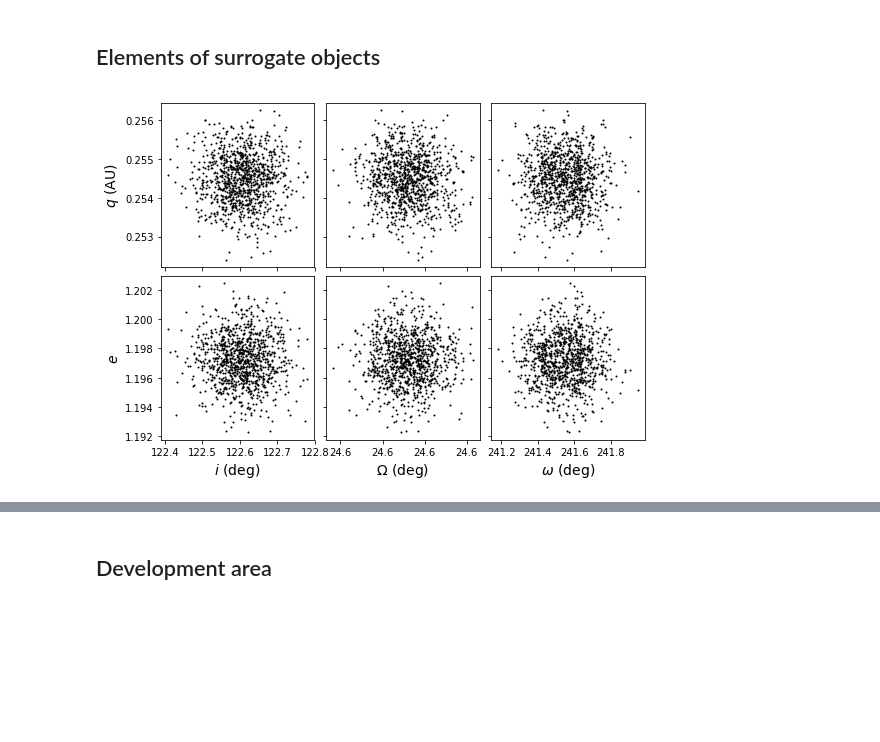
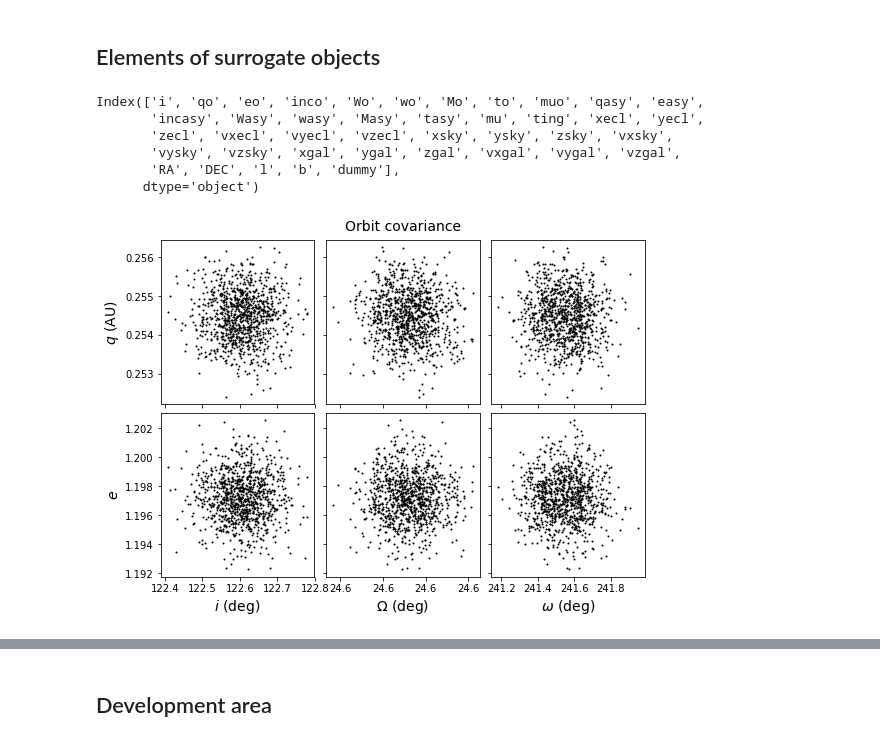
Before and after one commit to seap-udea/iWander, a Jupyter notebook: dev/analysis.ipynb, the cells around one changed output, grey strips where cells are left out. Drawn from its saved outputs; the diff is of its cells as text; code cells hidden in the pictures; blank space fills up the shorter version.

```diff
--- a/dev/analysis.ipynb
+++ b/dev/analysis.ipynb
@@ -15,7 +15,17 @@ BD="../"
 ## Elements of surrogate objects
 # %%
 wobjs=pd.read_csv(BD+"wanderer.csv")
+#wobjs=pd.read_csv(BD+"wanderer.csv.diagonal")
+#wobjs=pd.read_csv(BD+"wanderer.csv.nodiagonal")
 nominal=wobjs.iloc[0]
+print(wobjs.columns)
+# %% [output]
+Index(['i', 'qo', 'eo', 'inco', 'Wo', 'wo', 'Mo', 'to', 'muo', 'qasy', 'easy',
+       'incasy', 'Wasy', 'wasy', 'Masy', 'tasy', 'mu', 'ting', 'xecl', 'yecl',
+       'zecl', 'vxecl', 'vyecl', 'vzecl', 'xsky', 'ysky', 'zsky', 'vxsky',
+       'vysky', 'vzsky', 'xgal', 'ygal', 'zgal', 'vxgal', 'vygal', 'vzgal',
+       'RA', 'DEC', 'l', 'b', 'dummy'],
+      dtype='object')
 # %%
 fig,axs=subPlots([1,1],l=0.12,b=0.2,ncols=3,dh=0.02,dw=0.02,figsize=(8,3))
 args=dict(marker='o',color='k',ms=1,lw=0)
@@ -30,31 +40,33 @@ ax=axs[1][0]
 ax.plot(wobjs.Wo*RAD,wobjs.eo,**args)
 ax.set_xlabel(r'$\Omega$ (deg)',fontsize=fsize)
 ax.set_yticklabels([])
 
 ax=axs[2][0]
 ax.plot(wobjs.wo*RAD,wobjs.eo,**args)
 ax.set_xlabel(r'$\omega$ (deg)',fontsize=fsize)
 ax.set_yticklabels([])
 
 for ax in axs[0][0],axs[1][0],axs[2][0]:
     ax.tick_params(axis='both',which='major',labelsize=10)
     ax.xaxis.set_major_formatter(FormatStrFormatter('%.1f'))
 
 ax=axs[0][1]
 ax.plot(wobjs.inco*RAD,wobjs.qo/AU,**args)
 ax.set_ylabel(r'$q$ (AU)',fontsize=fsize)
 ax.set_xticklabels([])
 
 ax=axs[1][1]
 ax.plot(wobjs.Wo*RAD,wobjs.qo/AU,**args)
 ax.set_xticklabels([])
 ax.set_yticklabels([])
 
 ax=axs[2][1]
 ax.plot(wobjs.wo*RAD,wobjs.qo/AU,**args)
 ax.set_xticklabels([])
 ax.set_yticklabels([])
 
+axs[1][1].set_title("Orbit covariance",position=(0.5,1.02),fontsize=14)
+
 fig.savefig(FIGDIR+"wanderer-elements-diagonal.png")
 # %% [output]
-[figure, old version]
+[figure, new version]
```
Also changed, not shown: parts of 3 cells of this notebook, 5 other files.
